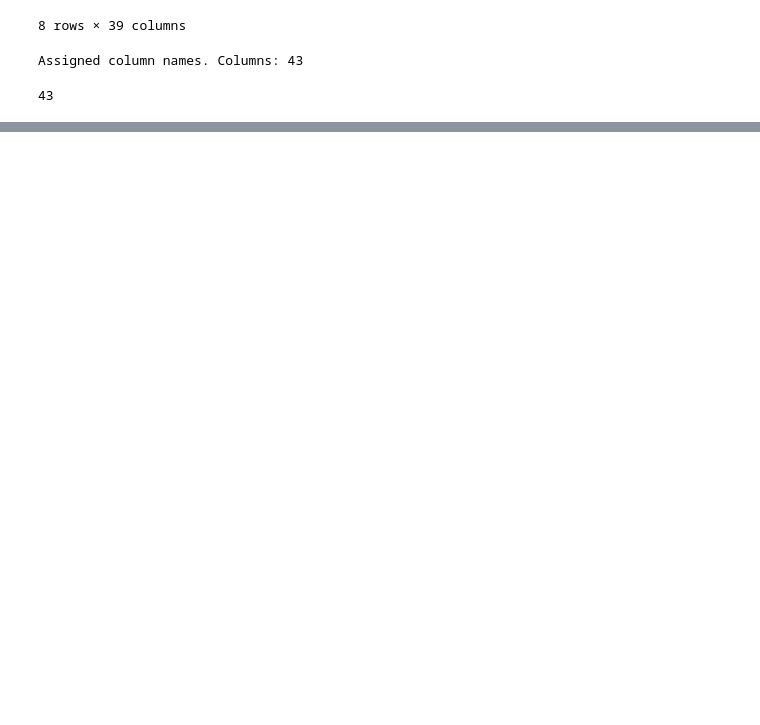
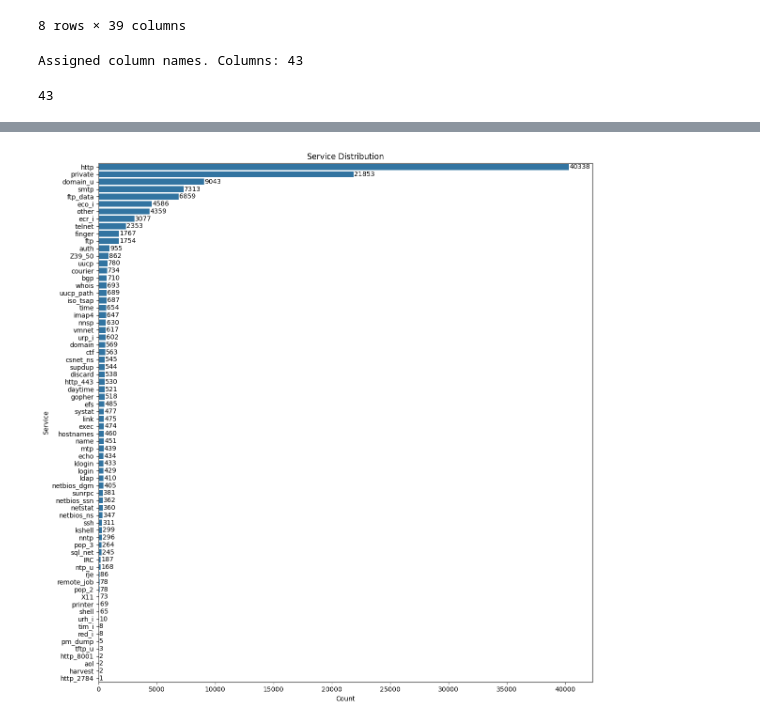
Before and after one commit to chevitividyasagar/Newspringbot, a Jupyter notebook: SENTINET.ipynb, the cells around one changed output, grey strips where cells are left out. Saved outputs shown, nothing was run; the diff lists cells and outputs as text; code cells hidden in the pictures; blank space fills up the shorter version.

```diff
--- a/SENTINET.ipynb
+++ b/SENTINET.ipynb
@@ -160,0 +193,15 @@ Name: count, dtype: int64
+# %%
+plt.figure(figsize=(12,12))
+service_counts = data['service'].value_counts()
+
+ax = sns.barplot(y=service_counts.index, x=service_counts.values)
+for i, v in enumerate(service_counts.values):
+    ax.text(v + 50, i, str(v), va='center')
+
+plt.title("Service Distribution")
+plt.xlabel("Count")
+plt.ylabel("Service")
+plt.tight_layout()
+plt.show()
+# %% [output]
+[figure, added]
```
Also changed, not shown: parts of 11 cells of this notebook.
